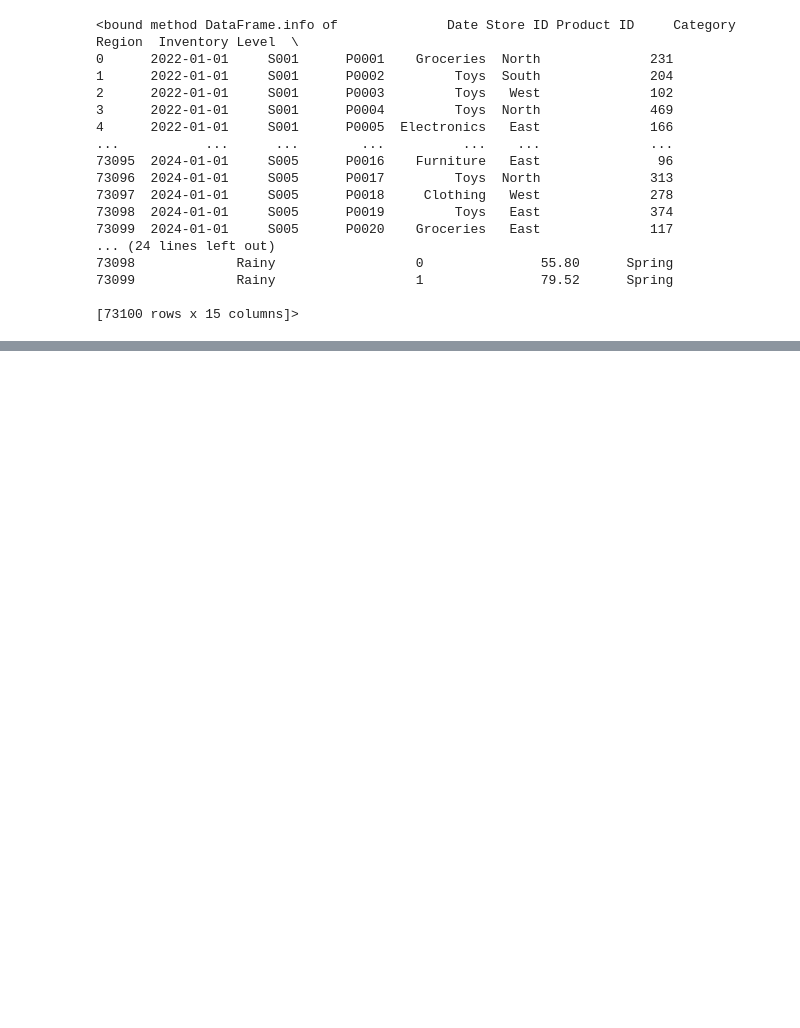
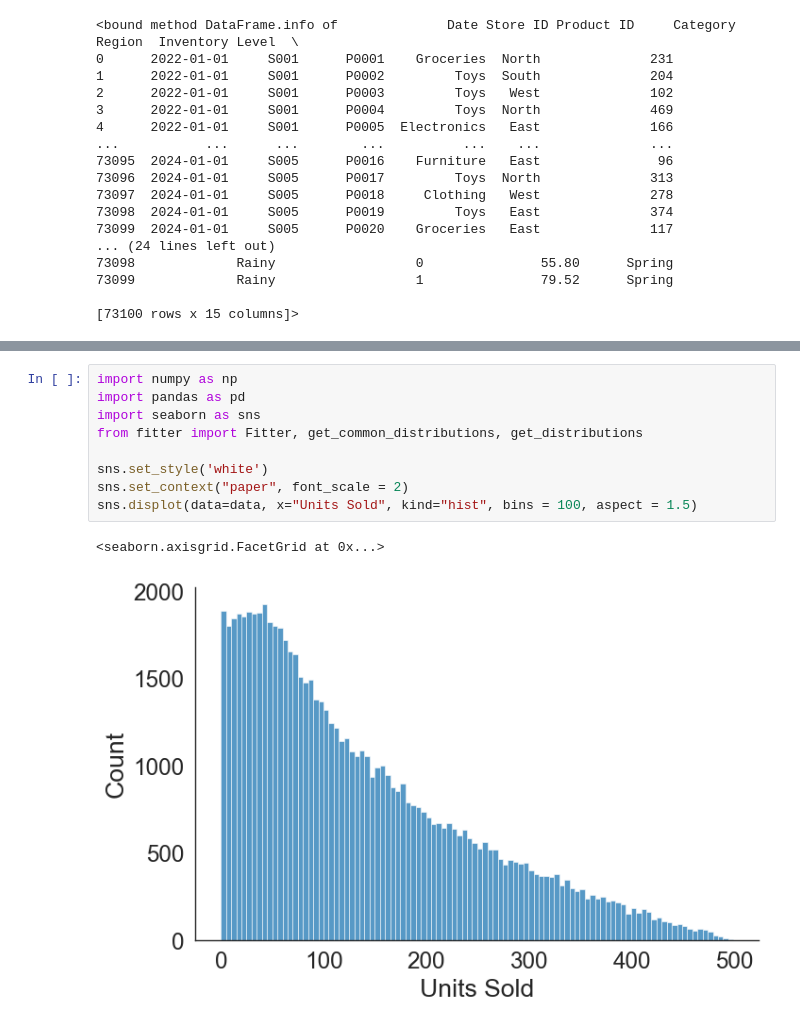
Before and after one commit to kkpro18/Sales-Forecast-and-Inventory-Optimisation, a Jupyter notebook: 2_analyse_data/notebooks/1_EDA.ipynb, the cells around one changed output, grey strips where cells are left out. Saved outputs shown, nothing was run; the diff lists cells and outputs as text; blank space fills up the shorter version.

```diff
--- a/2_analyse_data/notebooks/1_EDA.ipynb
+++ b/2_analyse_data/notebooks/1_EDA.ipynb
@@ -26,0 +126,12 @@ Contains 5 Stores of Data, Needs Separating into 5 Datasets.
+# %%
+import numpy as np
+import pandas as pd
+import seaborn as sns
+from fitter import Fitter, get_common_distributions, get_distributions
+
+sns.set_style('white')
+sns.set_context("paper", font_scale = 2)
+sns.displot(data=data, x="Units Sold", kind="hist", bins = 100, aspect = 1.5)
+# %% [output]
+<seaborn.axisgrid.FacetGrid at 0x...>
+[figure, added]
```
Also changed, not shown: parts of 13 cells of this notebook.
